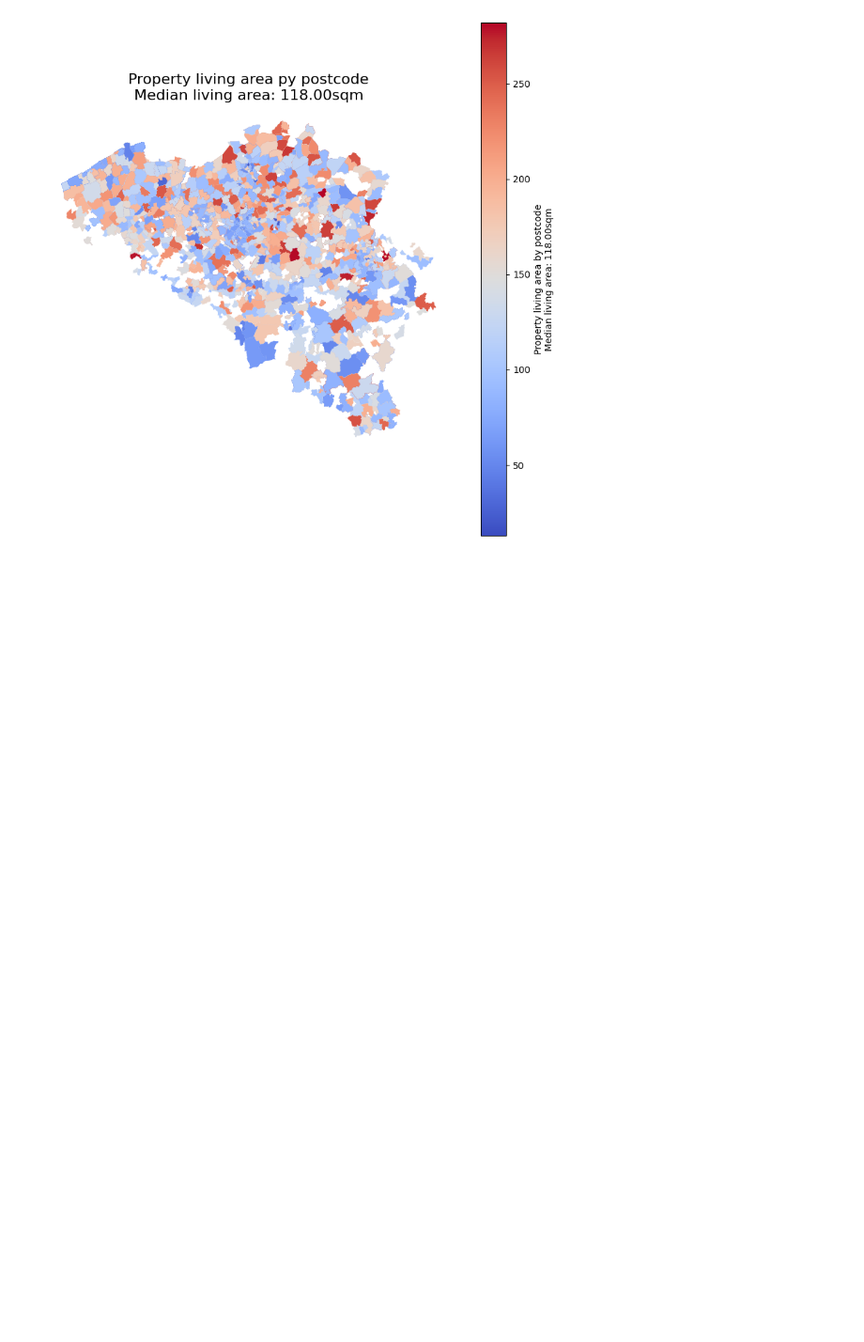
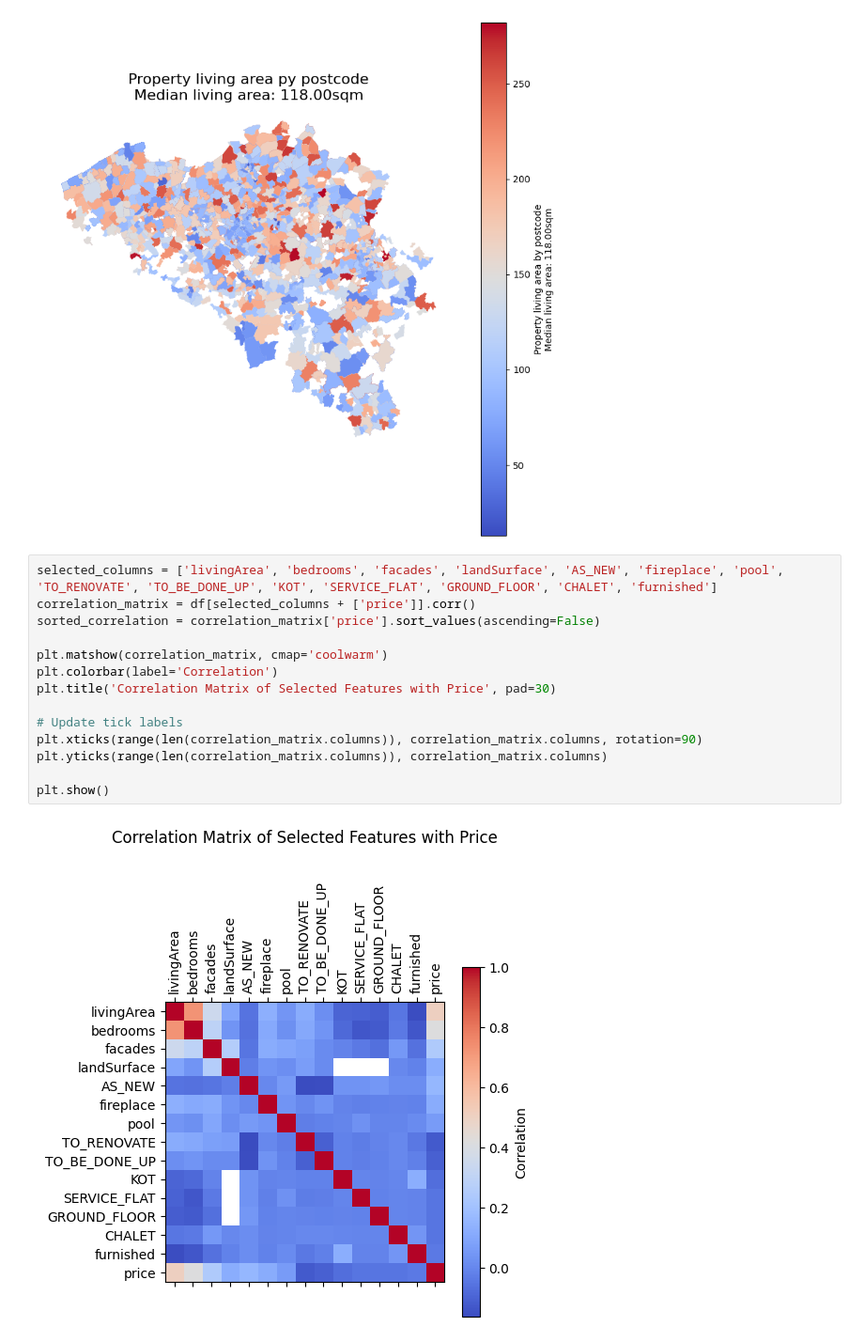
Before and after one commit to karthika-elimireddy/challenge-data-analysis, a Jupyter notebook: utils/data_manipulation.ipynb, the cells around one changed output. Shown at 94% size. Cells and saved outputs as stored; diff of their text form; blank space fills up the shorter version.

```diff
--- a/utils/data_manipulation.ipynb
+++ b/utils/data_manipulation.ipynb
@@ -264,3 +357,19 @@ plt.axis('off')
  np.float64(10018.970644998364),
  np.float64(255170.46085500065))
 [figure]
+# %%
+selected_columns = ['livingArea', 'bedrooms', 'facades', 'landSurface', 'AS_NEW', 'fireplace', 'pool', 'TO_RENOVATE', 'TO_BE_DONE_UP', 'KOT', 'SERVICE_FLAT', 'GROUND_FLOOR', 'CHALET', 'furnished']
+correlation_matrix = df[selected_columns + ['price']].corr()
+sorted_correlation = correlation_matrix['price'].sort_values(ascending=False)
+
+plt.matshow(correlation_matrix, cmap='coolwarm')
+plt.colorbar(label='Correlation')
+plt.title('Correlation Matrix of Selected Features with Price', pad=30)
+
+# Update tick labels
+plt.xticks(range(len(correlation_matrix.columns)), correlation_matrix.columns, rotation=90)
+plt.yticks(range(len(correlation_matrix.columns)), correlation_matrix.columns)
+
+plt.show()
+# %% [output]
+[figure, added]
```
Also changed, not shown: parts of 13 cells of this notebook, 2 other files.
